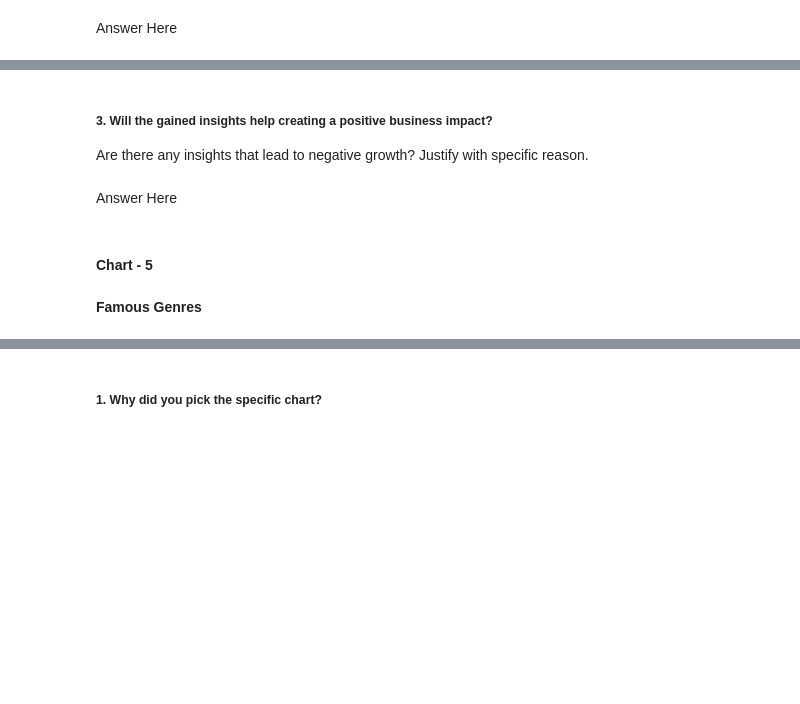
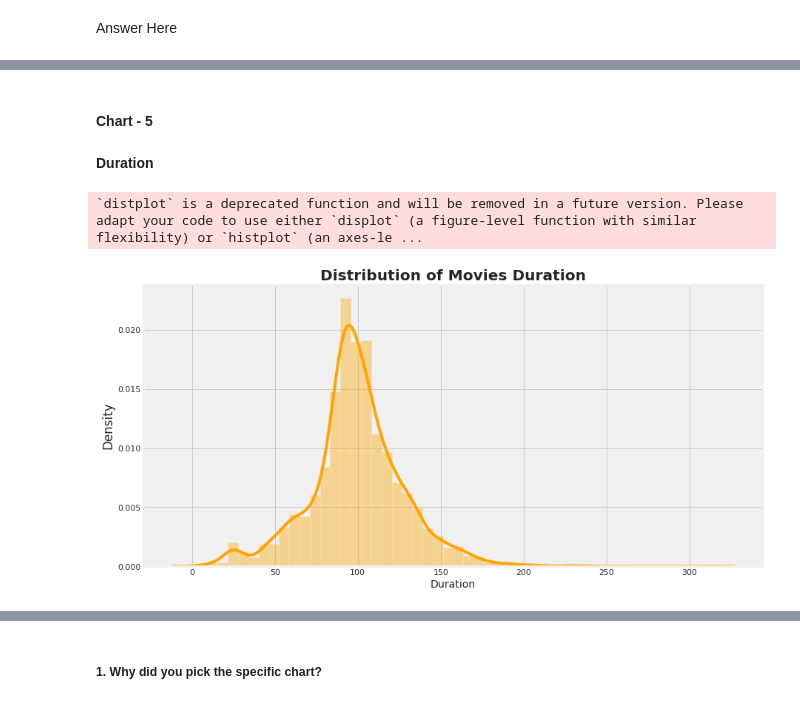
Before and after one commit to DipanshuKumar449/Netflix-Movies-and-TV-Shows-Clustering, a Jupyter notebook: Netflix_Movies_and_TV_Shows_Clustering.ipynb, the cells around one changed output, grey strips where cells are left out. Saved outputs shown, nothing was run; the diff lists cells and outputs as text; code cells hidden in the pictures; blank space fills up the shorter version.

```diff
--- a/Netflix_Movies_and_TV_Shows_Clustering.ipynb
+++ b/Netflix_Movies_and_TV_Shows_Clustering.ipynb
@@ -536,10 +543,20 @@ Answer Here
-# %% [markdown]
-##### 3. Will the gained insights help creating a positive business impact?
-Are there any insights that lead to negative growth? Justify with specific reason.
-# %% [markdown]
-Answer Here
 # %% [markdown]
 #### Chart - 5
-# %% [markdown]
-**Famous Genres**
+# %% [markdown]
+**Duration**
+# %%
+# Chart - 6 visualization code
+
+# Checking the distribution of Movies Durations
+plt.figure(figsize=(15,7))
+plt.style.use('fivethirtyeight')
+
+# Regular Expression pattern \d is a regex pattern for digit + is a regex pattern for at leas
+sns.distplot(movies['duration'].str.extract('(\d+)'),color='orange')
+plt.title('Distribution of Movies Duration',fontweight="bold")
+plt.xlabel('Duration', fontsize=14)
+plt.show()
+# %% [output]
+`distplot` is a deprecated function and will be removed in a future version. Please adapt your code to use either `displot` (a figure-level function with similar flexibility) or `histplot` (an axes-le ...
+[figure, added]
 # %%
```
Also changed, not shown: parts of 27 cells of this notebook.
